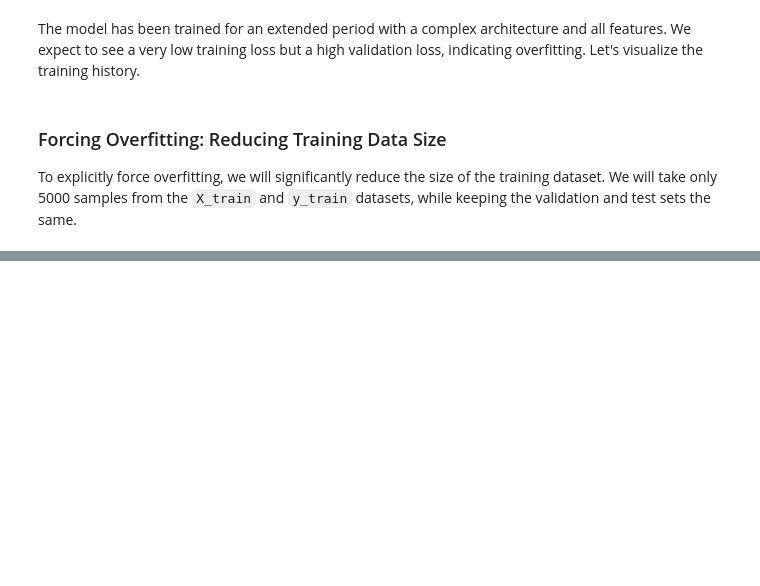
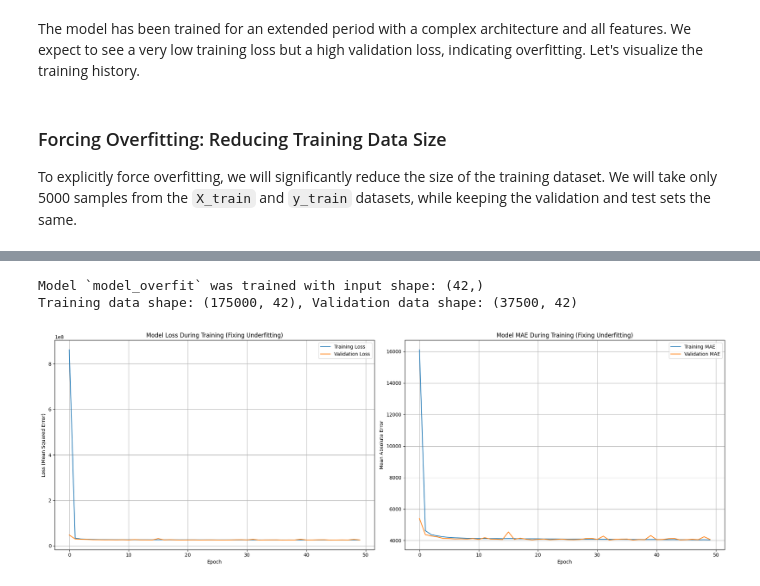
Before and after one commit to jahidurmahim/Machine_Learning_Laboratory, a Jupyter notebook: Underoverfit_Lab.ipynb, the cells around one changed output, grey strips where cells are left out. Drawn from its saved outputs; the diff is of its cells as text; code cells hidden in the pictures; blank space fills up the shorter version.

```diff
--- a/Underoverfit_Lab.ipynb
+++ b/Underoverfit_Lab.ipynb
@@ -324,0 +331,41 @@ Shape of y_val (unchanged): (37500,)
+# %%
+# The model `model_overfit` was already defined with a complex architecture and uses all features.
+# It was also trained for 50 epochs, and its history is stored in `history_overfit`.
+# We can confirm the input shape used for `model_overfit` by checking X_train.shape[1].
+
+print(f"Model `model_overfit` was trained with input shape: ({X_train.shape[1]},)")
+print(f"Training data shape: {X_train.shape}, Validation data shape: {X_val.shape}")
+
+# The training and evaluation for `model_overfit` have already been run in cell `cd9fd675`.
+# We will now plot the results from `history_overfit`.
+# %% [output]
+Model `model_overfit` was trained with input shape: (42,)
+Training data shape: (175000, 42), Validation data shape: (37500, 42)
+# %%
+import matplotlib.pyplot as plt
+
+# Create a figure with two subplots side-by-side
+fig, ax = plt.subplots(1, 2, figsize=(20, 7)) # 1 row, 2 columns
+
+# Plot Training & Validation Loss values on the first subplot
+ax[0].plot(history_overfit.history['loss'], label='Training Loss')
+ax[0].plot(history_overfit.history['val_loss'], label='Validation Loss')
+ax[0].set_title('Model Loss During Training (Fixing Underfitting)')
+ax[0].set_xlabel('Epoch')
+ax[0].set_ylabel('Loss (Mean Squared Error)')
+ax[0].legend()
+ax[0].grid(True)
+
+# Plot Training & Validation MAE values on the second subplot
+ax[1].plot(history_overfit.history['mean_absolute_error'], label='Training MAE')
+ax[1].plot(history_overfit.history['val_mean_absolute_error'], label='Validation MAE')
+ax[1].set_title('Model MAE During Training (Fixing Underfitting)')
+ax[1].set_xlabel('Epoch')
+ax[1].set_ylabel('Mean Absolute Error')
+ax[1].legend()
+ax[1].grid(True)
+
+plt.tight_layout() # Adjust layout to prevent overlapping titles/labels
+plt.show()
+# %% [output]
+[figure, added]
```
Also changed, not shown: parts of 14 cells of this notebook.
